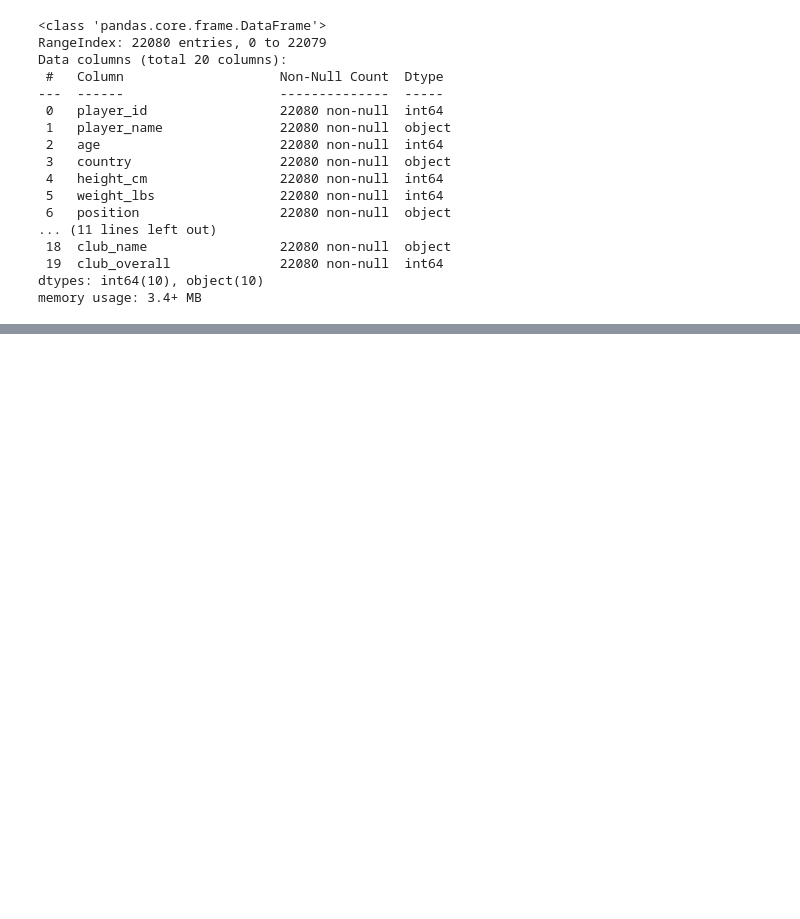
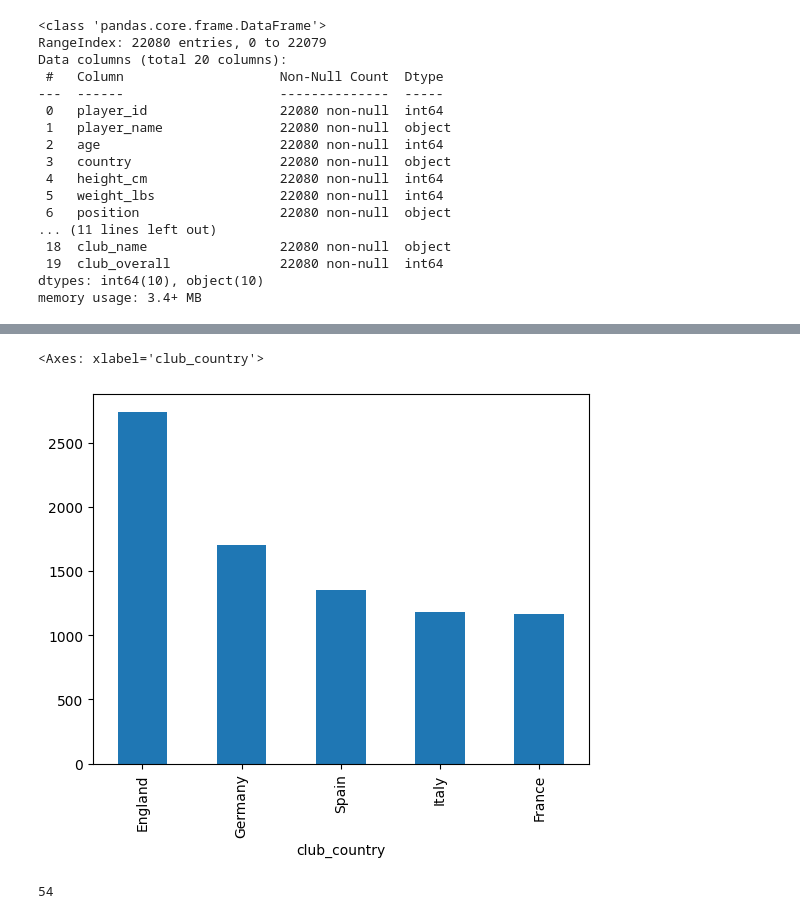
Before and after one commit to SimonGarcia01/ai-course, a Jupyter notebook: Soccer Analysis Workshop 1/SoccerWorkshop.ipynb, the cells around one changed output, grey strips where cells are left out. Cells and saved outputs as stored; diff of their text form; code cells hidden in the pictures; blank space fills up the shorter version.

```diff
--- a/Soccer Analysis Workshop 1/SoccerWorkshop.ipynb
+++ b/Soccer Analysis Workshop 1/SoccerWorkshop.ipynb
@@ -38,3 +38,6 @@ Data columns (total 20 columns):
  19  club_overall              22080 non-null  int64
 dtypes: int64(10), object(10)
 memory usage: 3.4+ MB
+# %%
+df['Value_millions'] = df['Value_millions'].str.replace(',', '.', regex=False)
+df['Value_millions'] =pd.to_numeric(df['Value_millions'])
@@ -40,0 +96,9 @@ memory usage: 3.4+ MB
+# %%
+df['club_country'].value_counts().head(5).plot(kind='bar')
+# %% [output]
+<Axes: xlabel='club_country'>
+[figure, added]
+# %%
+df['club_country'].value_counts().size
+# %% [output]
+54
```
Also changed, not shown: parts of 6 cells of this notebook.
